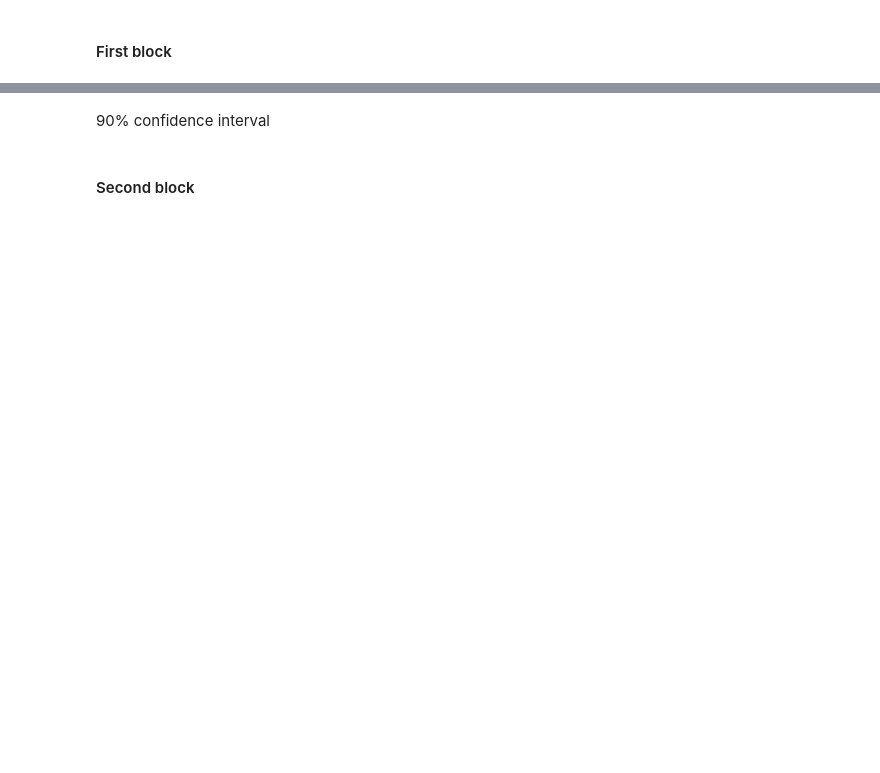
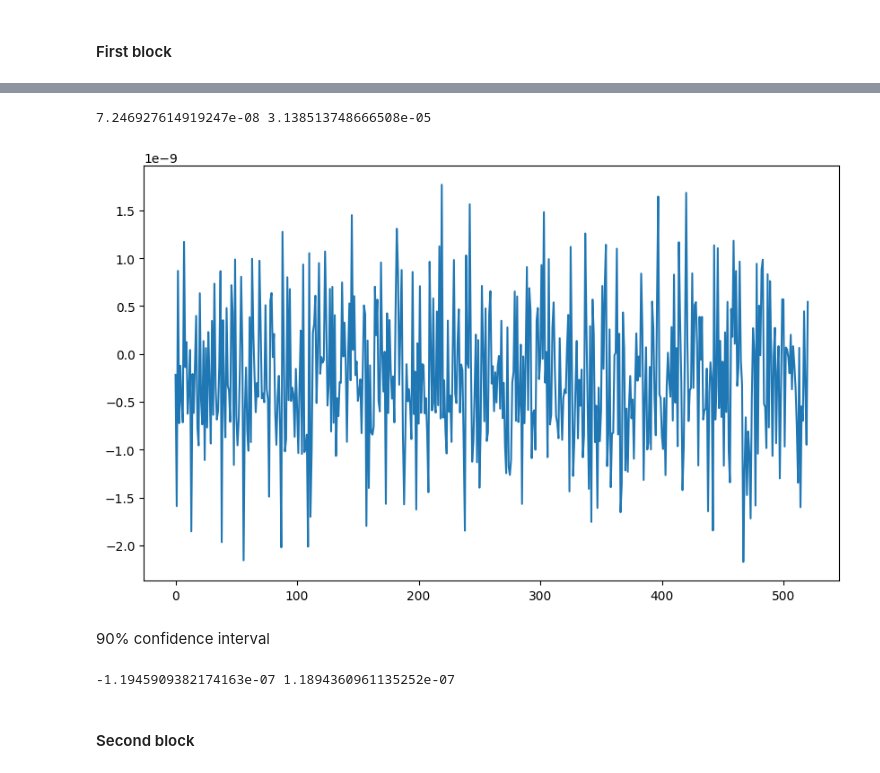
Before and after one commit to SousaPedroso/PIDL, a Jupyter notebook: panns/interpretability/local_gradients.ipynb, the cells around one changed output, grey strips where cells are left out. Saved outputs shown, nothing was run; the diff lists cells and outputs as text; code cells hidden in the pictures; blank space fills up the shorter version.

```diff
--- a/panns/interpretability/local_gradients.ipynb
+++ b/panns/interpretability/local_gradients.ipynb
@@ -144,28 +181,11 @@ It's too much time run the algorithm for all 77824 neurons. I will define a boot
-# %%
-# Tentative to centralize as cubic root of 360 as 7.11
-samples = 360 # Approximately
-channels = rng.integers(64)
-time_steps = rng.integers(np.floor(samples/channels))
-mel_bins = int(np.ceil(samples / (channels * time_steps)))
-print(channels * time_steps * mel_bins, channels, time_steps, mel_bins)
 # %% [markdown]
 #### First block
 # %%
 %%time
-frames_attr_block_1_deconv_meta = layer_attribution(
+block_attr_block_1_deconv_meta = layer_attribution(
     logged_model,
     logged_model.base.conv_block1,
     "Conv 1 block",
     inp_data,
     (channels, time_steps, mel_bins), verbose=True
 )
-
-df = pd.DataFrame(frames_attr_block_1_deconv_meta)
-
-attr_mean_bootstrap = []
-for i in range(10000):
-    attr_mean_bootstrap.append(df.sample(frac=1, replace=True)["frameAvgAttr"])
-
-std_error = np.std(attr_mean_bootstrap, ddof=1)
-pop_std_error = std_error * np.sqrt(samples)
-print(std_error, pop_std_error)
@@ -174,7 +195,34 @@ plt.hist(np.array(attr_mean_bootstrap))
+# %%
+df = pd.DataFrame(block_attr_block_1_deconv_meta)
+df.to_csv("data/block_attr_block_1_deconv_meta.csv", index=None)
+uniques = df["input"].unique()
+
+attr_mean_bootstrap = {"input": [], "attribution": []}
+for i in range(10000):
+    attr_mean_bootstrap["attribution"].extend(rng.choice(df["layer_avg_attr"].values, size=len(uniques)))
+
+
+for i in range(10000):
+    attr_mean_bootstrap["input"].extend([j for j in range(len(uniques))])
+
+attr_mean_bootstrap = pd.DataFrame(attr_mean_bootstrap)
+std_error = np.std(attr_mean_bootstrap["attribution"], ddof=1)
+pop_std_error = std_error * np.sqrt(len(df))
+print(std_error, pop_std_error)
+# %% [output]
+7.246927614919247e-08 3.138513748666508e-05
+# %%
+plt.figure(figsize=(10, 6))
+input_attr = attr_mean_bootstrap.groupby("input")["attribution"].mean()
+plt.plot(np.arange(len(uniques)), input_attr);
+# %% [output]
+[figure, added]
 # %% [markdown]
 90% confidence interval
 # %%
-point_estimate = np.mean(attr_mean_bootstrap)
+point_estimate = np.mean(attr_mean_bootstrap["attribution"])
 lower = norm.ppf(0.05, loc=point_estimate, scale=std_error)
 upper = norm.ppf(0.95, loc=point_estimate, scale=std_error)
 print(lower, upper)
+# %% [output]
+-1.1945909382174163e-07 1.1894360961135252e-07
```
Also changed, not shown: parts of 84 cells of this notebook.
